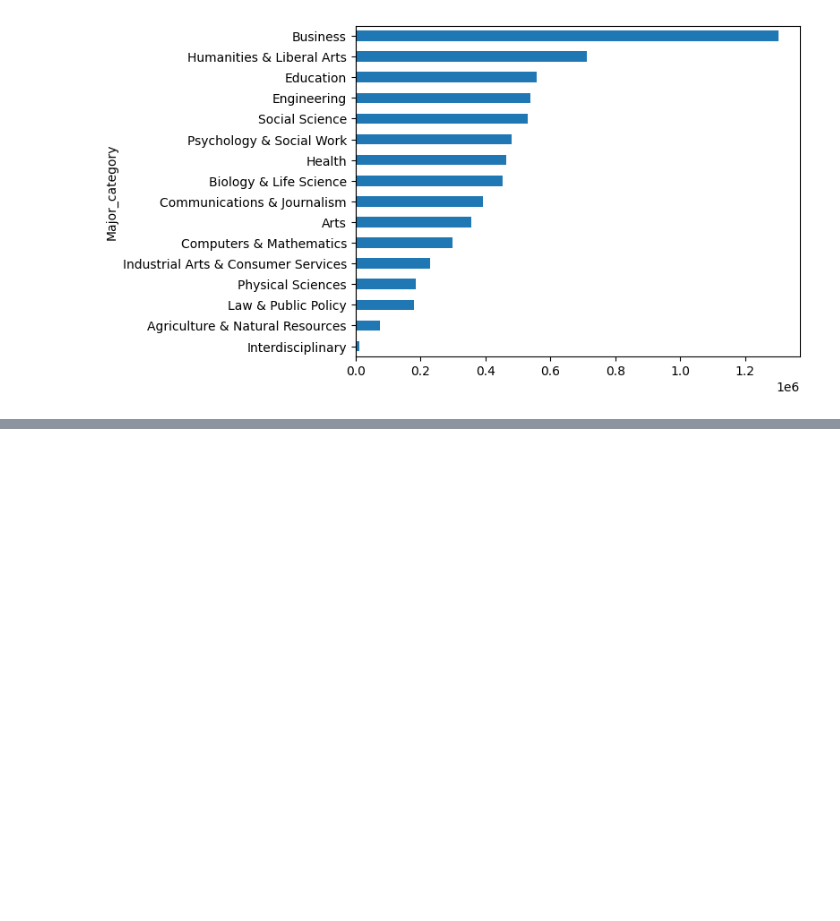
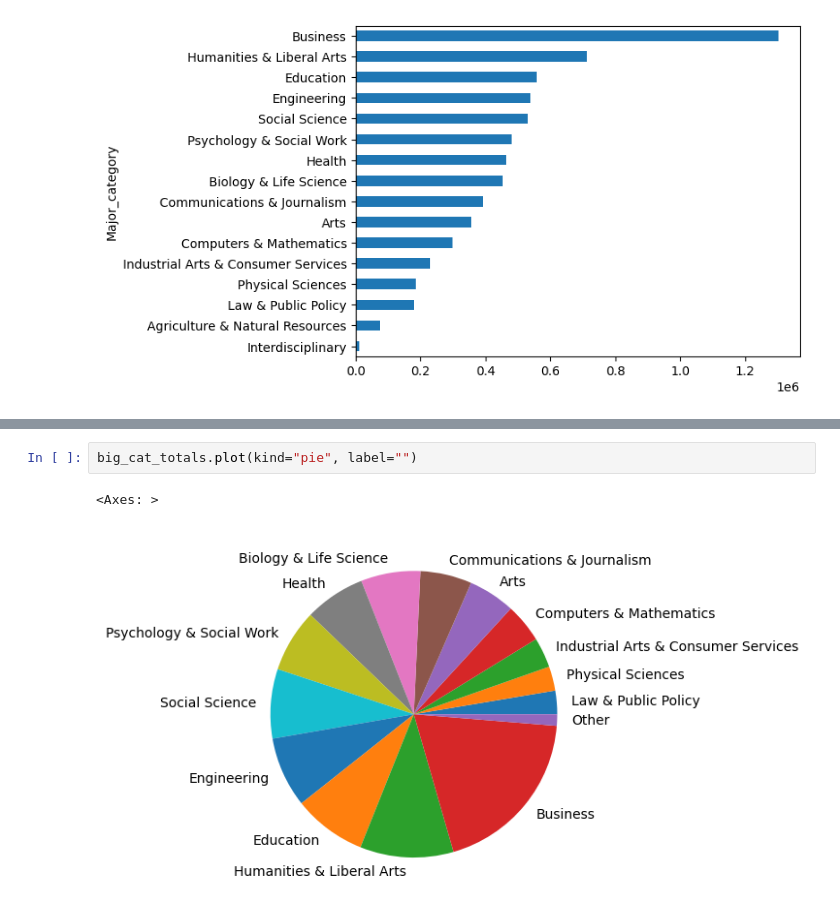
Before and after one commit to felipesebben/Pandas_learning_path, a Jupyter notebook: 7_plot_with_pandas/plot_pandas_viz_basics.ipynb, the cells around one changed output, grey strips where cells are left out. Cells and saved outputs as stored; diff of their text form; blank space fills up the shorter version.

```diff
--- a/7_plot_with_pandas/plot_pandas_viz_basics.ipynb
+++ b/7_plot_with_pandas/plot_pandas_viz_basics.ipynb
@@ -251,0 +271,5 @@ cat_totals.plot(kind="barh", fontsize=10)
+# %%
+big_cat_totals.plot(kind="pie", label="")
+# %% [output]
+<Axes: >
+[figure, added]
```
Also changed, not shown: parts of 10 cells of this notebook.
